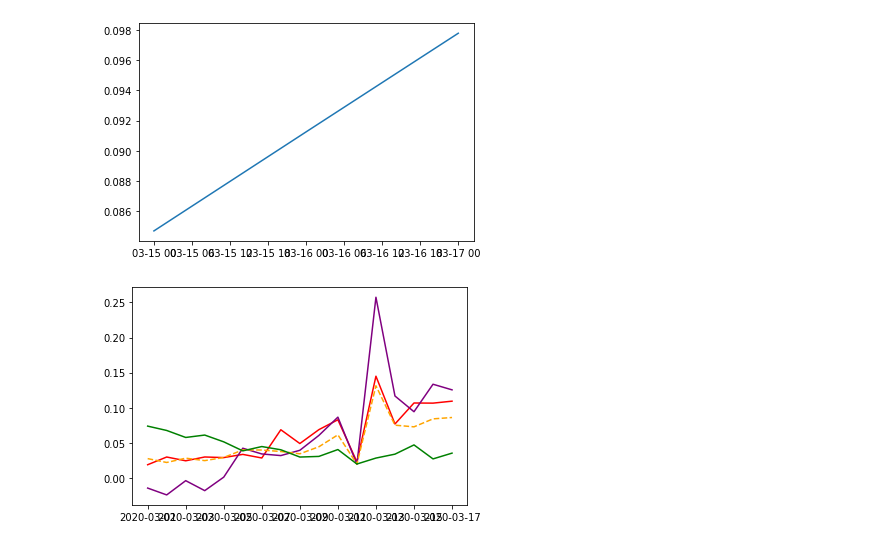
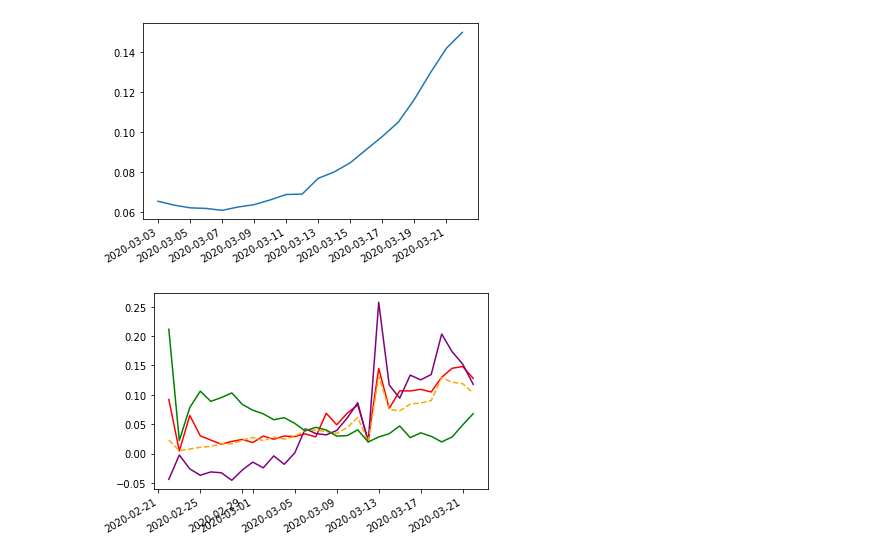
Before and after one commit to Addidy/coronavirus-analysis, a Jupyter notebook: src/Entire World.ipynb, the cells around one changed output. Cells and saved outputs as stored; diff of their text form; code cells hidden in the pictures.

Commit message:
update data

```diff
--- a/src/Entire World.ipynb
+++ b/src/Entire World.ipynb
@@ -46,8 +41,8 @@ world.graph_data(['death_change'])
 # %%
-world.graph_data(columns=['lethality'], since_x_days_ago=3)
+world.graph_data(columns=['lethality'], since_x_days_ago=20)
 # %% [output]
-[figure, old version]
+[figure, new version]
 # %%
-world.graph_changes_pct(since_x_days_ago=17)
+world.graph_changes_pct(since_x_days_ago=30)
 # %% [output]
-[figure, old version]
+[figure, new version]
```
Also changed, not shown: parts of 8 cells of this notebook, 5 other files.
